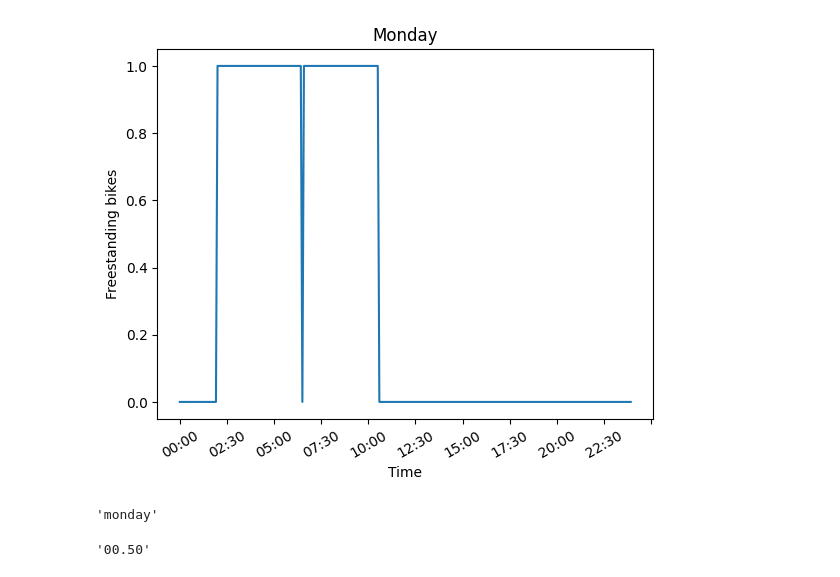
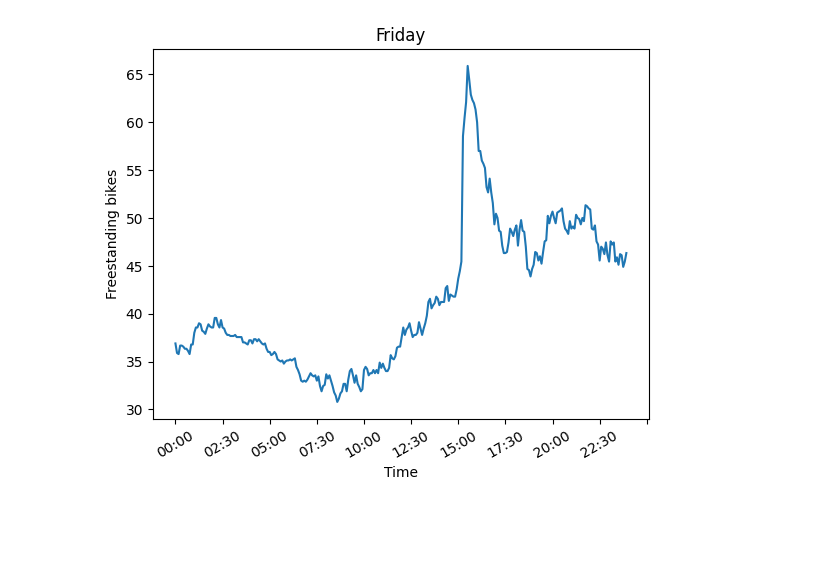
Before and after one commit to nextbike-extensions/Data-Analysis, a Jupyter notebook: Traffic analysis.ipynb, the cells around one changed output. Saved outputs shown, nothing was run; the diff lists cells and outputs as text; code cells hidden in the pictures; blank space fills up the shorter version.

```diff
--- a/Traffic analysis.ipynb
+++ b/Traffic analysis.ipynb
@@ -23,3 +30,15 @@ def get_weekday(timestamp_string: str):
 def extract_time(timestamp_string: str):
     return timestamp_string[11:16].replace('.', ':')
+# %%
+def five_minutes_forward(given_time: str):
+    hours = int(given_time[:2])
+    minutes = int(given_time[3:])
+    if minutes != 55:
+        minutes += 5
+        minutes = f"{minutes:02}"
+    else:
+        hours += 1
+        minutes = '00'
+    hours = f"{hours:02}"
+    return str(hours) + ':' + str(minutes)
 # %%
@@ -58,0 +127,24 @@ for timestamp in list(timestamp_dictionary.keys()):
+# %%
+replacement_data = {'monday': {},
+        'tuesday': {},
+        'wednesday': {},
+        'thursday': {},
+        'friday': {},
+        'saturday': {},
+        'sunday': {}}
+
+for timestamp in timestamp_dictionary:
+    date = timestamp[:10]
+    weekday = get_weekday(date)
+    time = timestamp[11:16].replace('.', ':')
+    if time not in replacement_data[weekday].keys():
+        replacement_data[weekday][time] = [len(timestamp_dictionary[timestamp])]
+    else:
+        replacement_data[weekday][time].append(len(timestamp_dictionary[timestamp]))
+
+for weekday in replacement_data:
+    for time in replacement_data[weekday]:
+        added_positions = len(replacement_data[weekday][time])
+        data[weekday]['timestamps'][time] += replacement_data[weekday][time]
+        for i in range(added_positions):
+            data[weekday]['timestamps'][time].remove(0)
@@ -59,24 +171,16 @@ for timestamp in list(timestamp_dictionary.keys()):
 # %%
 di1 = []
 di2 = []
-for key, value in data['monday'].items():
+for key, value in data['friday']['timestamps'].items():
     di1.append(key)
     di2.append(sum(value)/len(value))
 
 plt.plot(di1, di2)
-plt.title("Monday")
+plt.title("Friday")
 plt.xlabel("Time")
 plt.ylabel("Freestanding bikes")
 plt.tick_params(axis='x', labelrotation = 30)
 plt.gca().xaxis.set_major_locator(ticker.MaxNLocator(nbins=11))
 plt.show()
 # %% [output]
-[figure, old version]
+[figure, new version]
-# %%
-get_weekday('2024-08-19 00.50.00')
-# %% [output]
-'monday'
-# %%
-extract_time('2024-08-19 00.50.00')
-# %% [output]
-'00.50'
```
Also changed, not shown: parts of 8 cells of this notebook.
